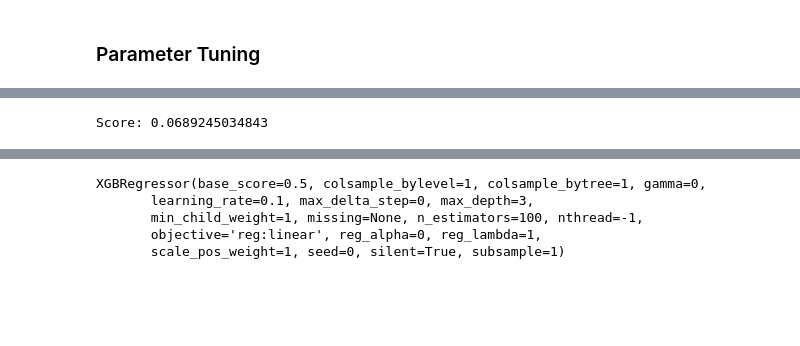
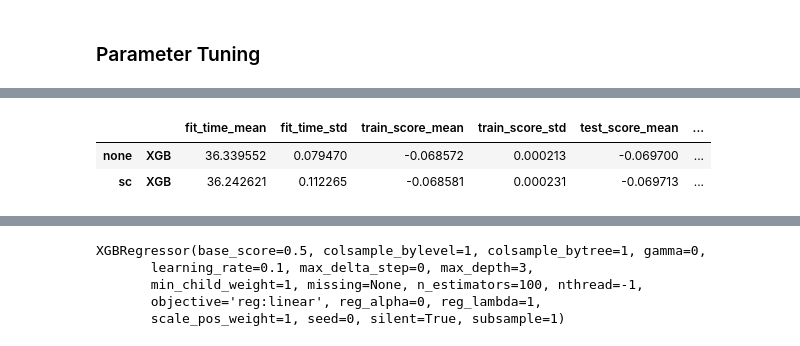
Before and after one commit to RedLiN5/ZillowPrice, a Jupyter notebook: EDA.ipynb, the cells around one changed output, grey strips where cells are left out. Drawn from its saved outputs; the diff is of its cells as text; code cells hidden in the pictures; blank space fills up the shorter version.

```diff
--- a/EDA.ipynb
+++ b/EDA.ipynb
@@ -180,3 +178,6 @@ train_columns = data.columns
+# %%
+data = data.drop('censustractandblock_log', axis=1)
+train_columns = data.columns
 # %% [markdown]
 ## Explore NAs and generate new variables
 # %%
@@ -292,7 +293,7 @@ from scipy.stats import uniform, randint
 from sklearn.preprocessing import StandardScaler
 # %%
 reg = xgb.XGBRegressor()
-estimators = {'XGB': reg}
+estimators = [('XGB', reg)]
 scorer = make_scorer(mean_absolute_error, greater_is_better=False)
 param_dicts = {'XGB':{'learning_rate': uniform(0.02, 0.04),
                       'colsample_bytree': uniform(0.55, 0.66),
@@ -308,8 +309,8 @@ evl = Evaluator(scorer,
                 random_state=1234,
                 verbose=5)
 # %%
-evl.fit(xtrain,  # you can pass DataFrames from mlens>=0.1.3
-        ytrain,
+evl.fit(X_train,  # you can pass DataFrames from mlens>=0.1.3
+        y_train,
         estimators=estimators,
         param_dicts=param_dicts,
         preprocessing={'sc': [StandardScaler()], 'none': []},
@@ -322,4 +331,6 @@ ypred = reg.predict(xtest)
-# %%
-print('Score:', mean_absolute_error(ytest, ypred))
-# %% [output]
-Score: 0.0689245034843
+# %%
+pd.DataFrame(evl.summary)
+# %% [output]
+|  |  | fit_time_mean | fit_time_std | train_score_mean | train_score_std | test_score_mean | ... |
+| none | XGB | 36.339552 | 0.079470 | -0.068572 | 0.000213 | -0.069700 | ... |
+| sc | XGB | 36.242621 | 0.112265 | -0.068581 | 0.000231 | -0.069713 | ... |
```
Also changed, not shown: parts of 7 cells of this notebook.
